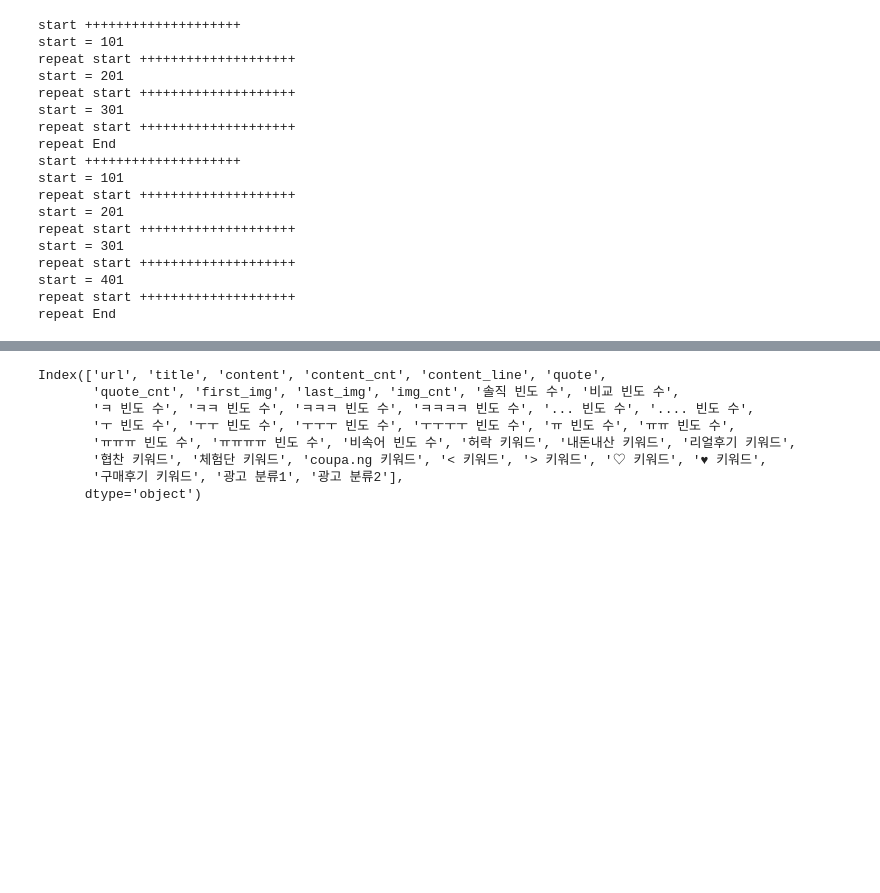
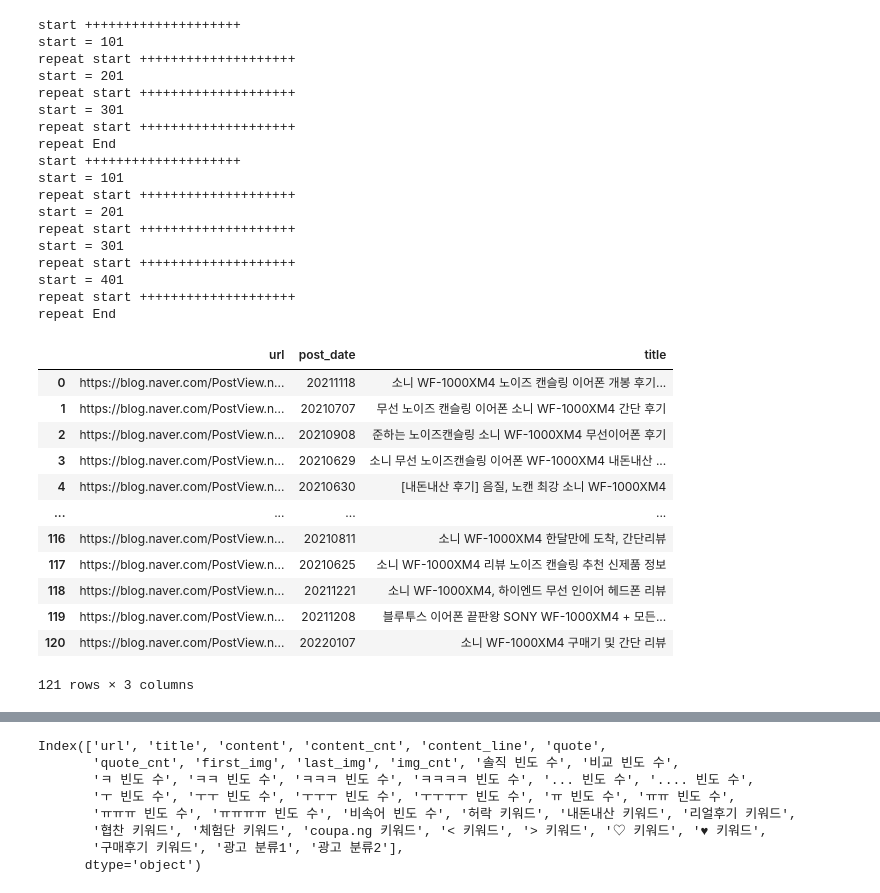
Before and after one commit to CastleRain/naver_crawling, a Jupyter notebook: crawling_test/blog_crawling/네이버 블로그 크롤링-3.ipynb, the cells around one changed output, grey strips where cells are left out. Drawn from its saved outputs; the diff is of its cells as text; code cells hidden in the pictures; blank space fills up the shorter version.

```diff
--- a/crawling_test/blog_crawling/네이버 블로그 크롤링-3.ipynb
+++ b/crawling_test/blog_crawling/네이버 블로그 크롤링-3.ipynb
@@ -119,6 +119,7 @@ def item_parsing(search_word, start, display, repeat_num):
     blog_code = []
     blog_title = []
     blog_description = []
+    blog_date = []
     repeat = True
     cnt = 0
     # 제목에서 해당 제품의 이름이 5번 연속 안나온다면 패스
@@ -150,6 +151,9 @@ def item_parsing(search_word, start, display, repeat_num):
             blog_title.append(title)
             # 블로그 요약 추가
             blog_description.append(description)
+            # 블로그 작성 시간 추가
+            blog_date.append(blog["postdate"])
+
             # 본문 크롤링을 위한 URL주소 추가
             blog_result.append(f"https://blog.naver.com/PostView.naver?blogId={writer}&logNo={code}")
         if start + display <= blog_search["total"]:
@@ -160,7 +164,7 @@ def item_parsing(search_word, start, display, repeat_num):
         else:
             print("repeat End")
             repeat = False
-    return blog_result, blog_writer, blog_code, blog_title, blog_description
+    return blog_result, blog_writer, blog_code, blog_title, blog_description, blog_date
 # %%
 def naver_api(search_word, start, display):
     client_id = "GvNa2sBgFDA6v7ujnaz0"
@@ -193,15 +197,17 @@ def search_word(word):
 # %%
 df = pd.DataFrame()
 words = search_word("WF-1000XM4")
-url, title = [], []
+url, title,date = [], [] , []
 for word in words:
-    blog_result, blog_writer, blog_code, blog_title, blog_description = item_parsing(word, 1, 100, 3)
+    blog_result, blog_writer, blog_code, blog_title, blog_description,blog_date = item_parsing(word, 1, 100, 3)
     url += blog_result
     title += blog_title
+    date += blog_date
     # description += blog_description
 
 df["url"] = url
 df["title"] = title
+df["post_date"] = date
 # df["description"] = description
 
 df = df.drop_duplicates(["url"]).reset_index(drop=True)
@@ -224,6 +230,22 @@ repeat start ++++++++++++++++++++
 start = 401
 repeat start ++++++++++++++++++++
 repeat End
+# %%
+df[["url", "post_date", "title"]]
+# %% [output]
+|  | url | post_date | title |
+| 0 | https://blog.naver.com/PostView.n... | 20211118 | 소니 WF-1000XM4 노이즈 캔슬링 이어폰 개봉 후기... |
+| 1 | https://blog.naver.com/PostView.n... | 20210707 | 무선 노이즈 캔슬링 이어폰 소니 WF-1000XM4 간단 후기 |
+| 2 | https://blog.naver.com/PostView.n... | 20210908 | 준하는 노이즈캔슬링 소니 WF-1000XM4 무선이어폰 후기 |
+| 3 | https://blog.naver.com/PostView.n... | 20210629 | 소니 무선 노이즈캔슬링 이어폰 WF-1000XM4 내돈내산 ... |
+| 4 | https://blog.naver.com/PostView.n... | 20210630 | [내돈내산 후기] 음질, 노캔 최강 소니 WF-1000XM4 |
+| ... | ... | ... | ... |
+| 116 | https://blog.naver.com/PostView.n... | 20210811 | 소니 WF-1000XM4 한달만에 도착, 간단리뷰 |
+| 117 | https://blog.naver.com/PostView.n... | 20210625 | 소니 WF-1000XM4 리뷰 노이즈 캔슬링 추천 신제품 정보 |
+| 118 | https://blog.naver.com/PostView.n... | 20211221 | 소니 WF-1000XM4, 하이엔드 무선 인이어 헤드폰 리뷰 |
+| 119 | https://blog.naver.com/PostView.n... | 20211208 | 블루투스 이어폰 끝판왕 SONY WF-1000XM4 + 모든... |
+| 120 | https://blog.naver.com/PostView.n... | 20220107 | 소니 WF-1000XM4 구매기 및 간단 리뷰 |
+121 rows × 3 columns
 # %%
 content_list,content_cnt_list,content_line_list, quote_list, quote_cnt_list, first_img_list, last_img_list, img_cnt_list = [], [], [], [], [], [], [], []
 for i in tqdm(range(len(df))):
```
Also changed, not shown: 38 other files.
